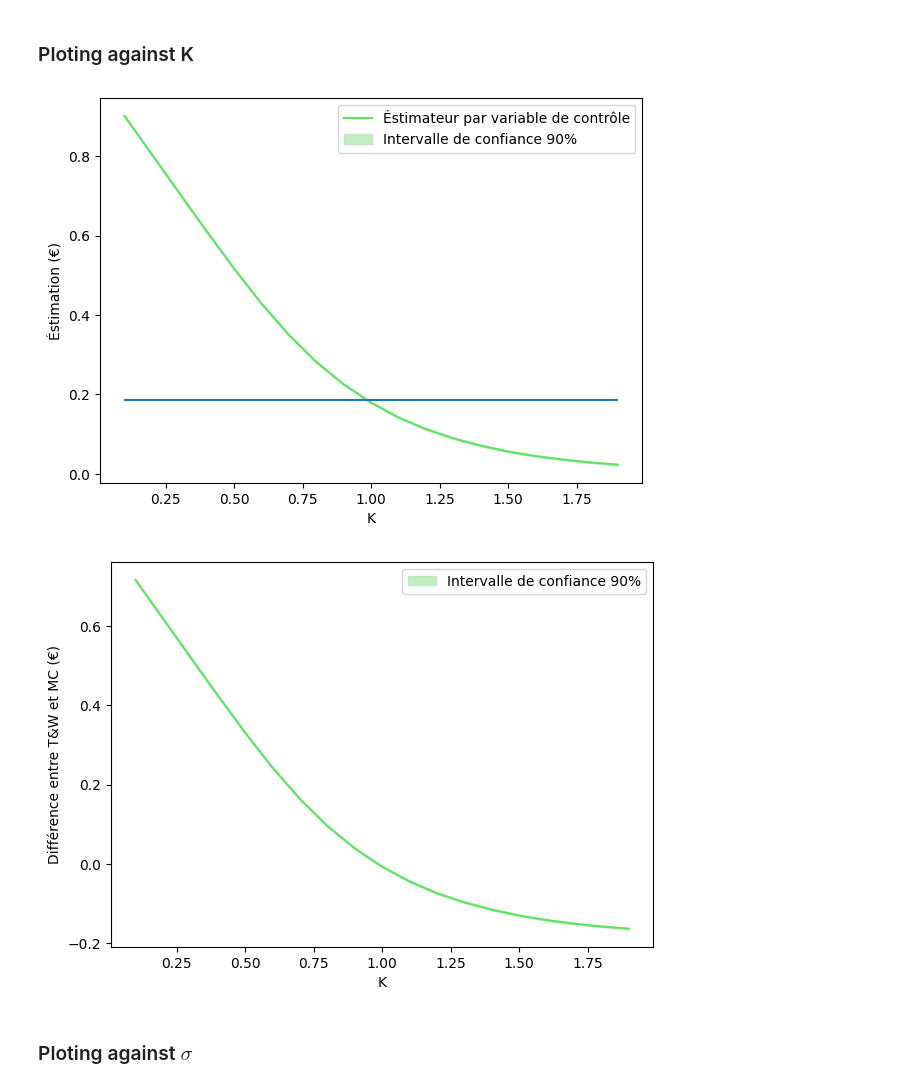
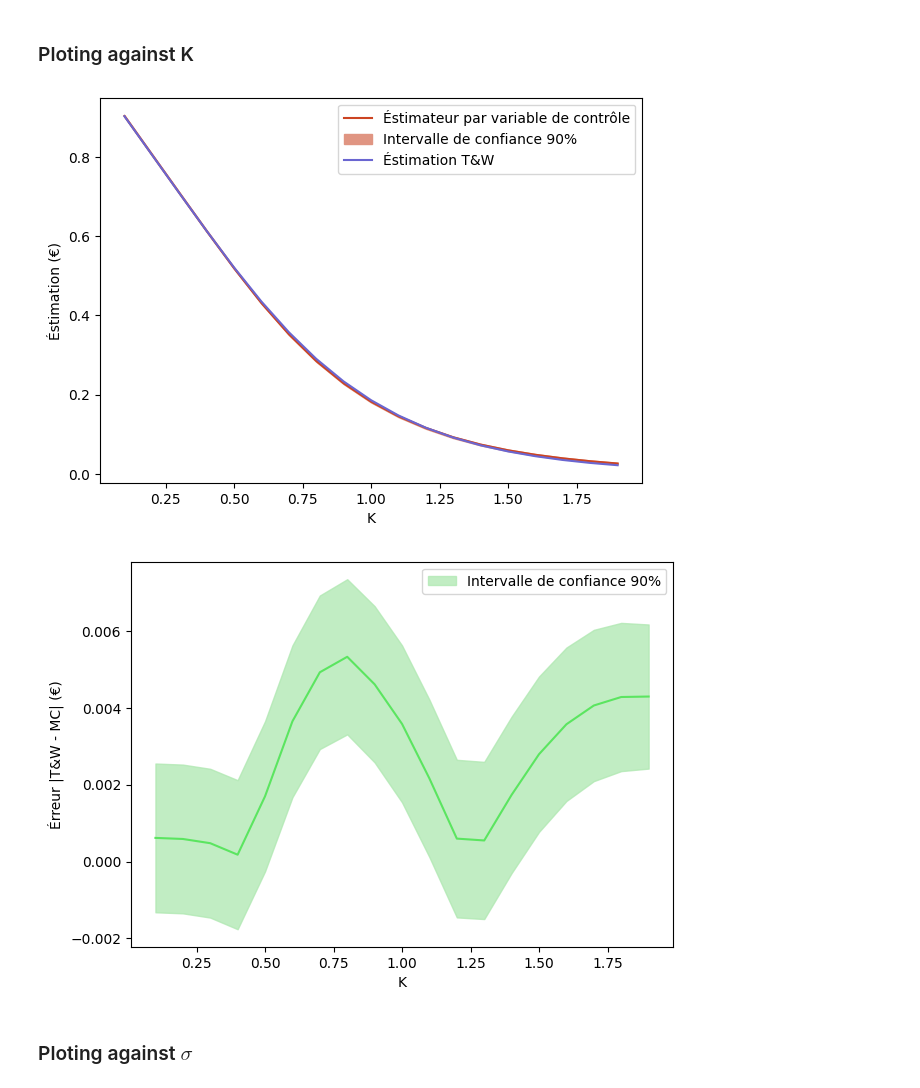
Before and after one commit to Sh3xe/asian-option-pricing, a Jupyter notebook: pricing.ipynb, the cells around one changed output. Saved outputs shown, nothing was run; the diff lists cells and outputs as text; code cells hidden in the pictures.

```diff
--- a/pricing.ipynb
+++ b/pricing.ipynb
@@ -9,7 +9,7 @@ import numpy.random as npr
 import matplotlib as mpl
 
 mpl.rcParams['figure.figsize'] = [7, 5]
-IMG_DPI = 100
+IMG_DPI = 600
 # %%
 GREEN = "#5be560"
 RED = "#cc4422"
@@ -99,6 +99,9 @@ def call_asian_bs_tnw_dis(r, sig, T, S0, K, num_subdivs):
     """ Calculates price of an asian option under the Turnbull & Wakeman approximation and the Black-Scholes model """
     r_a, sig_a = tnw_coeffs_dis(r, sig, T, num_subdivs)
     return call_eur_bs(r_a, sig_a, T, S0, K)
+# %%
+call_asian_bs_tnw_con_vec = np.vectorize(call_asian_bs_tnw_con)
+call_asian_bs_tnw_dis_vec = np.vectorize(call_asian_bs_tnw_dis)
 # %% [markdown]
 ## Monte-Carlo approximation
 # %%
@@ -239,31 +242,32 @@ for i in range(len(K_range)):
 	approx_vec[i] = approx
 	std_vec[i] = std_dev
 
-tnw_approx = call_asian_bs_tnw_dis(r, sig, T, S0, K, num_subdivs)
+tnw_approx = call_asian_bs_tnw_dis_vec(r, sig, T, S0, K_range, num_subdivs)
 lower = approx_vec - critical_value * std_vec
 upper = approx_vec + critical_value * std_vec
-plt.plot(K_range, approx_vec, c=GREEN, label="Éstimateur par variable de contrôle")
-plt.fill_between(K_range, lower, upper, color=FILL_GREEN, label="Intervalle de confiance 90%")
+plt.plot(K_range, approx_vec, c=RED, label="Éstimateur par variable de contrôle")
+plt.fill_between(K_range, lower, upper, color=FILL_RED, label="Intervalle de confiance 90%")
 
-plt.hlines(tnw_approx, xmin=K_range.min(), xmax=K_range.max())
+plt.plot(K_range, tnw_approx, c=BLUE, label="Éstimation T&W")
 plt.xlabel("K")
 plt.ylabel("Éstimation (€)")
 plt.legend()
 plt.savefig("figures/value_vs_K.png", dpi=IMG_DPI)
 plt.show()
 # %% [output]
-[figure, old version]
+[figure, new version]
 # %%
-plt.plot(K_range, approx_vec-tnw_approx, c=GREEN)
-plt.fill_between(K_range, lower-tnw_approx, upper-tnw_approx, color=FILL_GREEN, label="Intervalle de confiance 90%")
+error = np.abs(approx_vec-tnw_approx)
+plt.plot(K_range, error, c=GREEN)
+plt.fill_between(K_range, error+critical_value * std_vec, error-critical_value * std_vec, color=FILL_GREEN, label="Intervalle de confiance 90%")
 
 plt.xlabel("K")
-plt.ylabel("Différence entre T&W et MC (€)")
+plt.ylabel("Érreur |T&W - MC| (€)")
 plt.legend()
 plt.savefig("figures/diff_tnw_over_K.png", dpi=IMG_DPI)
 plt.show()
 # %% [output]
-[figure, old version]
+[figure, new version]
 # %% [markdown]
 ### Ploting against $\sigma$
 # %%
```
Also changed, not shown: parts of 7 cells of this notebook, 7 other files.
